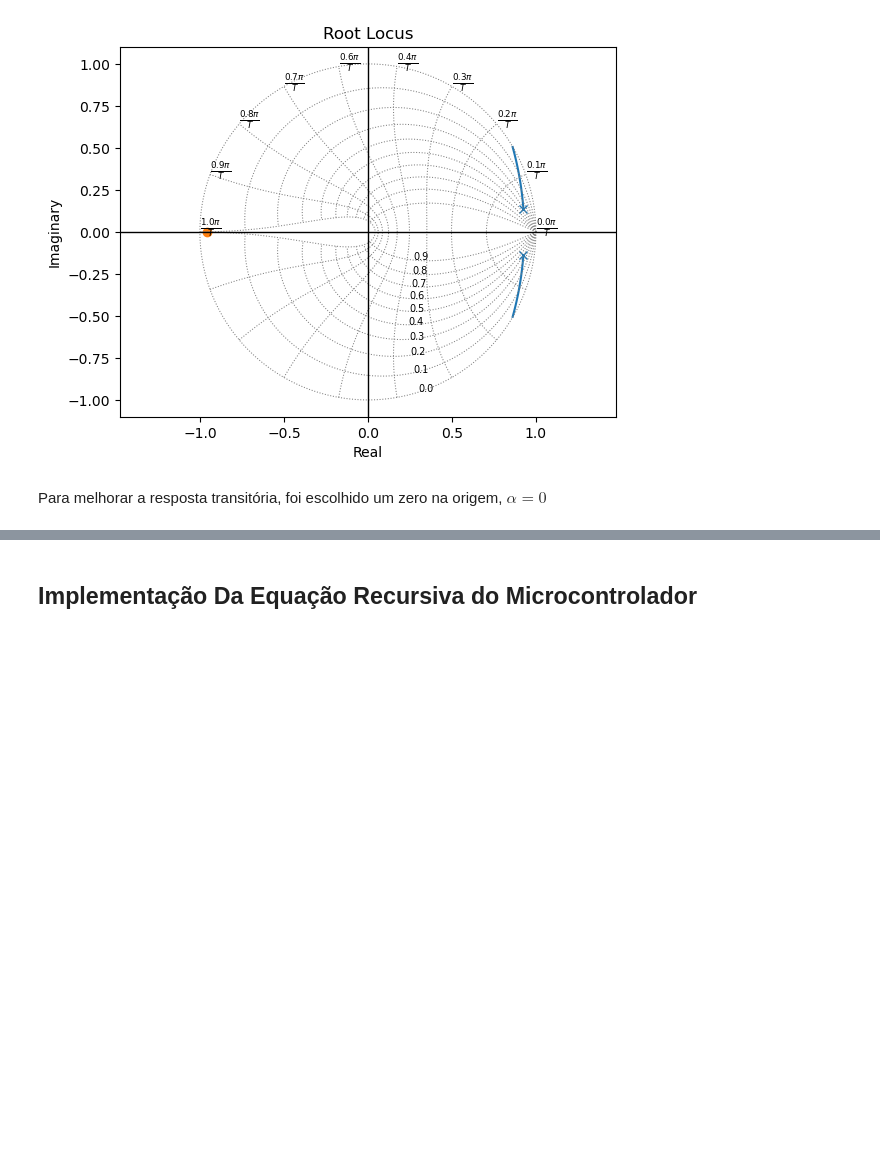
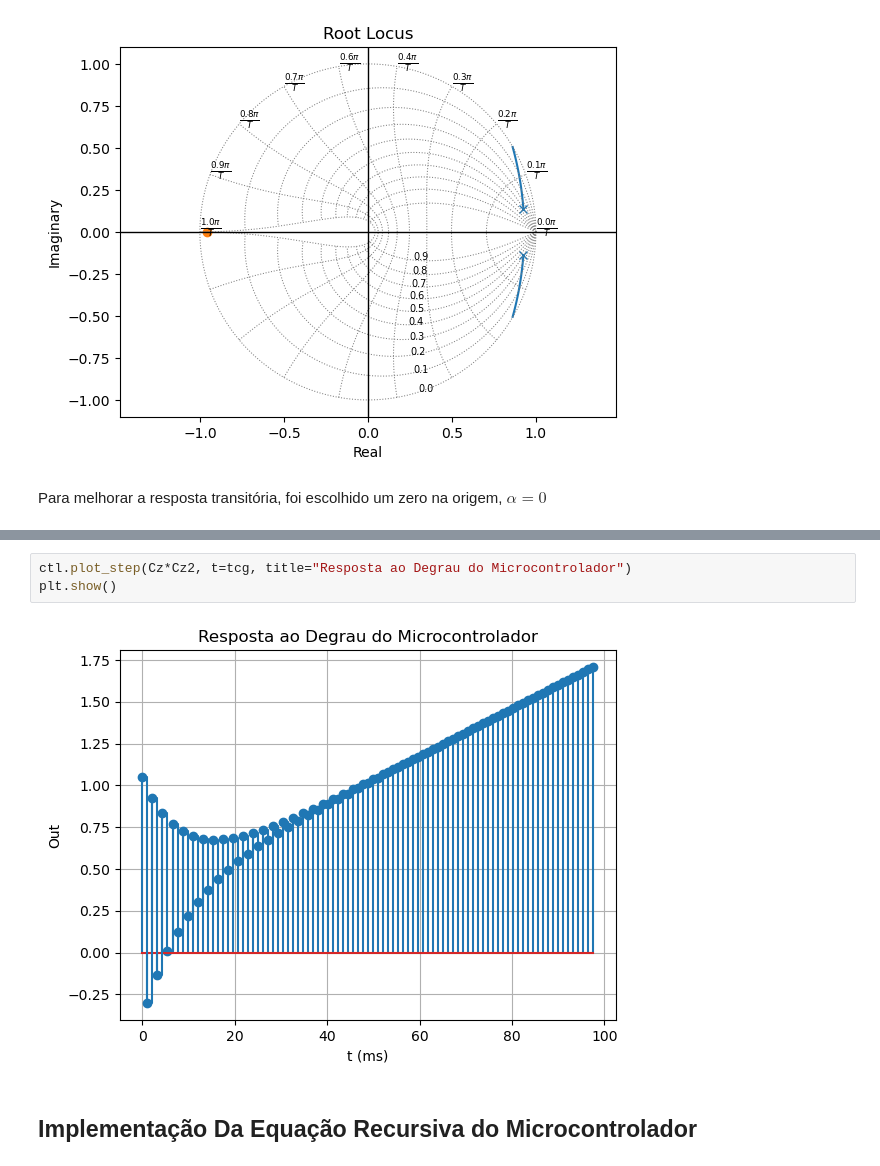
Before and after one commit to Emanuel600/Misc, a Jupyter notebook: Simul_Controle/Projeto 1 - Transformada z.ipynb, the cells around one changed output, grey strips where cells are left out. Drawn from its saved outputs; the diff is of its cells as text; blank space fills up the shorter version.

```diff
--- a/Simul_Controle/Projeto 1 - Transformada z.ipynb
+++ b/Simul_Controle/Projeto 1 - Transformada z.ipynb
@@ -356,2 +356,7 @@ Ts:  14.499 %
+# %%
+ctl.plot_step(Cz*Cz2, t=tcg, title="Resposta ao Degrau do Microcontrolador")
+plt.show()
+# %% [output]
+[figure, added]
 # %% [markdown]
 ## Implementação Da Equação Recursiva do Microcontrolador
```
Also changed, not shown: parts of 5 cells of this notebook, 8 other files.
